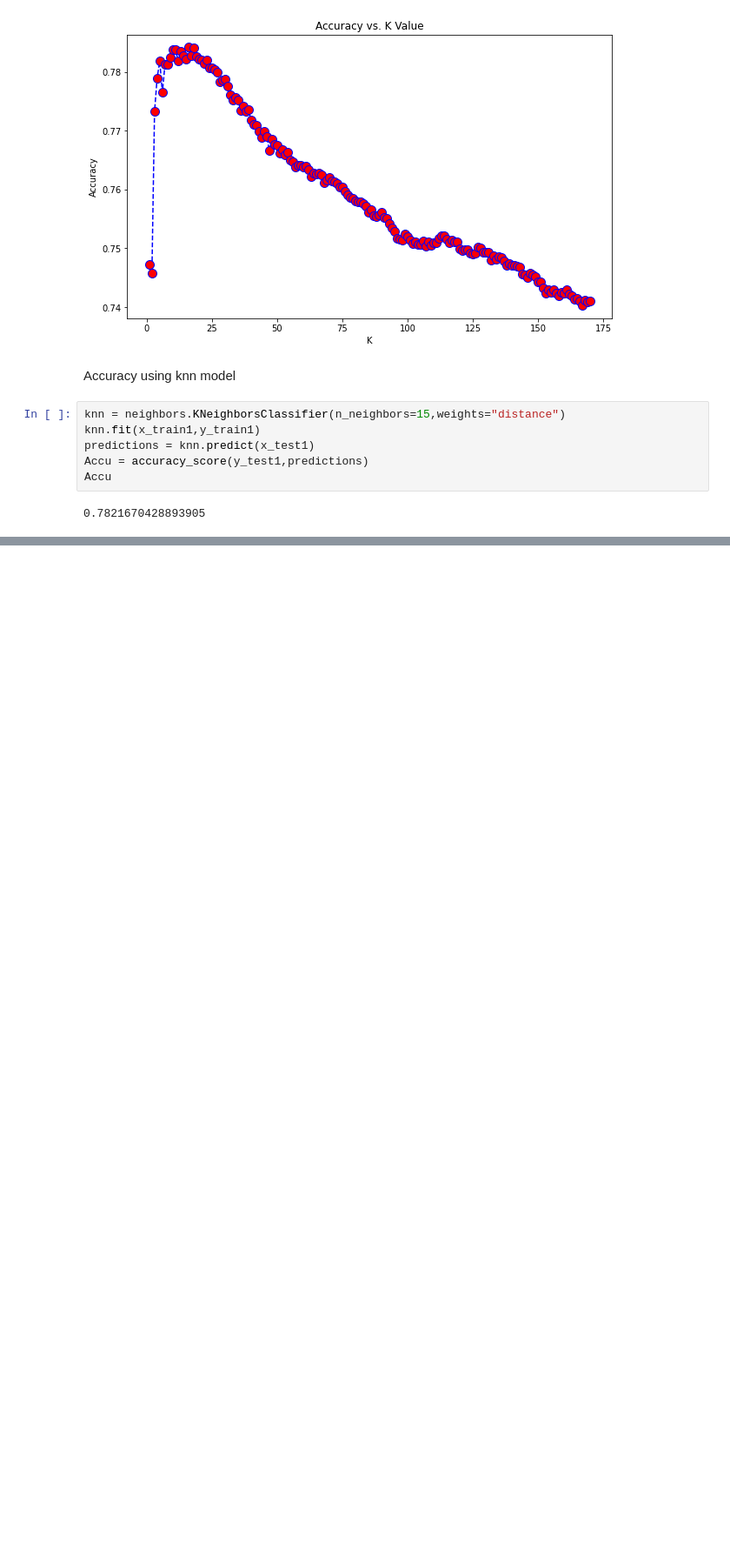
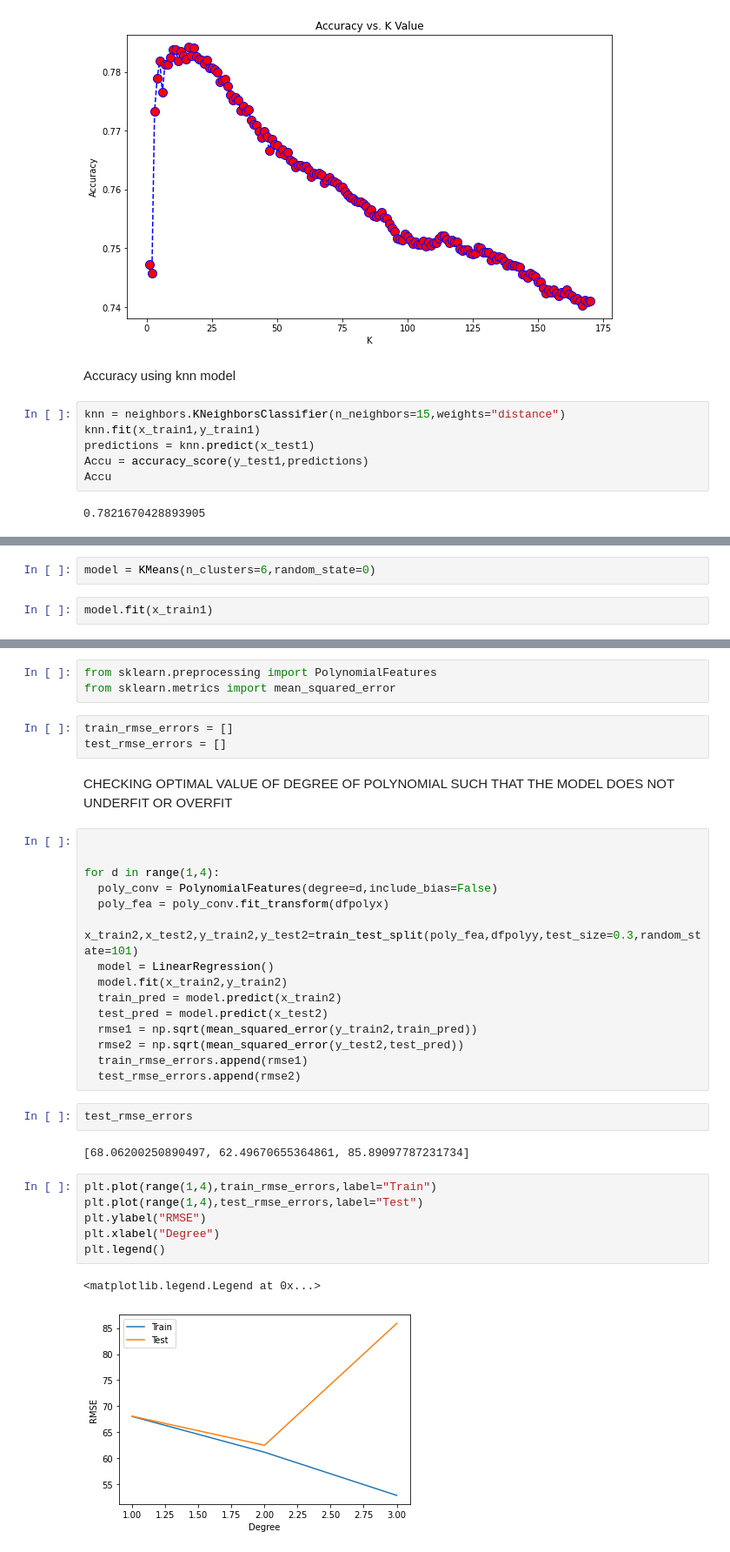
Before and after one commit to Adarsh-N123/Air-Quality-Index-dataset-machine-learning-, a Jupyter notebook: final.ipynb, the cells around one changed output, grey strips where cells are left out. Shown at 87% size. Saved outputs shown, nothing was run; the diff lists cells and outputs as text; blank space fills up the shorter version.

```diff
--- a/final.ipynb
+++ b/final.ipynb
@@ -1282,0 +1310,4 @@ Accu
+# %%
+model = KMeans(n_clusters=6,random_state=0)
+# %%
+model.fit(x_train1)
@@ -1282,0 +1325,36 @@ Accu
+# %%
+from sklearn.preprocessing import PolynomialFeatures
+from sklearn.metrics import mean_squared_error
+# %%
+train_rmse_errors = []
+test_rmse_errors = []
+# %% [markdown]
+CHECKING OPTIMAL VALUE OF DEGREE OF POLYNOMIAL SUCH THAT THE MODEL DOES NOT UNDERFIT OR OVERFIT
+# %%
+
+
+for d in range(1,4):
+  poly_conv = PolynomialFeatures(degree=d,include_bias=False)
+  poly_fea = poly_conv.fit_transform(dfpolyx)
+  x_train2,x_test2,y_train2,y_test2=train_test_split(poly_fea,dfpolyy,test_size=0.3,random_state=101)
+  model = LinearRegression()
+  model.fit(x_train2,y_train2)
+  train_pred = model.predict(x_train2)
+  test_pred = model.predict(x_test2)
+  rmse1 = np.sqrt(mean_squared_error(y_train2,train_pred))
+  rmse2 = np.sqrt(mean_squared_error(y_test2,test_pred))
+  train_rmse_errors.append(rmse1)
+  test_rmse_errors.append(rmse2)
+# %%
+test_rmse_errors
+# %% [output]
+[68.06200250890497, 62.49670655364861, 85.89097787231734]
+# %%
+plt.plot(range(1,4),train_rmse_errors,label="Train")
+plt.plot(range(1,4),test_rmse_errors,label="Test")
+plt.ylabel("RMSE")
+plt.xlabel("Degree")
+plt.legend()
+# %% [output]
+<matplotlib.legend.Legend at 0x...>
+[figure, added]
```
Also changed, not shown: parts of 13 cells of this notebook.
